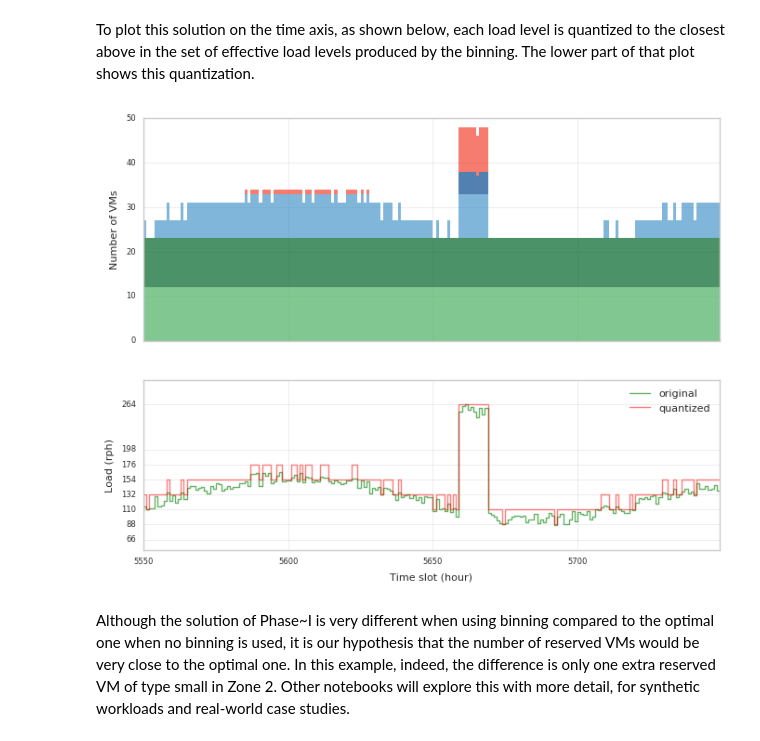
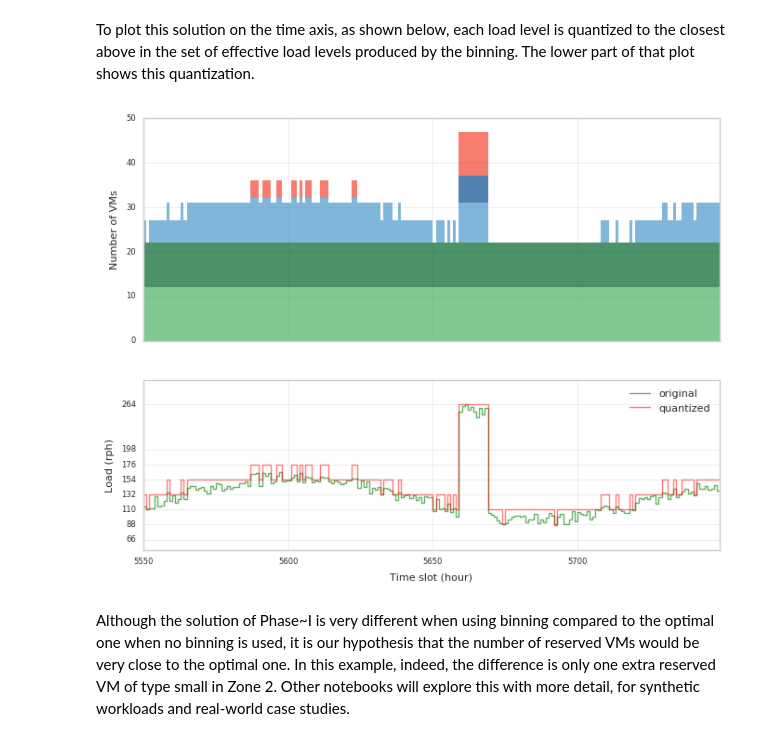
Before and after one commit to asi-uniovi/lloovia, a Jupyter notebook: notebooks/04-Example.ipynb, the cells around one changed output. Saved outputs shown, nothing was run; the diff lists cells and outputs as text; code cells hidden in the pictures.

```diff
--- a/notebooks/04-Example.ipynb
+++ b/notebooks/04-Example.ipynb
@@ -648,9 +622,9 @@ Using the histogram with the 12 bins already computed, instead of the full histo
 # %%
-phase_I_12 = lloovia.PhaseI(problem, title="Example, no binning")
-phase_I_12.solve(max_bins=12)
+phase_I_10 = lloovia.PhaseI(problem, title="Example, no binning")
+phase_I_10.solve(max_bins=10)
 # %% [markdown]
 The cost of this allocation is not optimal. It will be enhanced in Phase II.
 # %%
-allocation_12 = phase_I_12.solution.allocation
-print("Cost of this allocation:", phase_I_12.solution.get_cost())
+allocation_10 = phase_I_10.solution.allocation
+print("Cost of this allocation:", phase_I_10.solution.get_cost())
 # %% [output]
@@ -659,10 +633,10 @@ Cost of this allocation: 9653.178
 # Plot the solution with load-levels in x-axis
 
 # First, fill with zeros the load-levels not present in the solution
-all_levels = pd.DataFrame(list(range(int(dfh12.index.max()))), columns=["Load level"])
+all_levels = pd.DataFrame(list(range(int(dfh10.index.max()))), columns=["Load level"])
 all_levels = all_levels.set_index("Load level")
-allocation_12.index.name="Load level"
-all_levels = pd.concat([all_levels, allocation_12], axis=1).fillna(method="bfill", limit=4)
+allocation_10.index.name="Load level"
+all_levels = pd.concat([all_levels, allocation_10], axis=1).fillna(method="bfill", limit=4)
 
 # Plot this solution
 with matplotlib.style.context(paper_style):
@@ -672,7 +646,7 @@ with matplotlib.style.context(paper_style):
                             amazon_or_azure=False, colors=mycolors)
 
     # Put labels only at xticks present in the solution
-    ticks = [int(round(t)) for t in H12.keys()]
+    ticks = [int(round(t)) for t in H10.keys()]
     p.set_xticks(ticks)
     p.set_xticklabels(ticks, rotation=90)
     p.set_xlabel("Load level (rph)")
@@ -685,48 +659,52 @@ with matplotlib.style.context(paper_style):
 The plot shows the solution for this case. In this solution, the optimal allocation is found only for a small subset of predicted workloads, which are the ones labeled in the x-axis (coincident with the ones in the histogram obtained with binning).
 # %%
 # Convert the solution from the load-level domain to the time-slot domain
-allocation_12_t = load_levels_to_slots(problem.load, allocation_12)
+allocation_10_t = load_levels_to_slots(problem.workload, allocation_10)
 # %% [markdown]
 To plot this solution on the time axis, as shown below, each load level is quantized to the closest above in the set of effective load levels produced by the binning. The lower part of that plot shows this quantization.
 # %%
 # Plot again the solution, but using time slots as x-axis
 # Instead of plotting the whole year, we show only a region of interest
 # around the spike
 
 xlim = zoom
 
 
 
 # Plot the allocations
 with matplotlib.style.context(paper_style):
     # Two subplots, one for the allocation, another for the workload
-    f, ax = plt.subplots(2, sharex=True, gridspec_kw = {'height_ratios':[3, 2.3]})
-    plot_solution_slots(allocation_12_t, ax = ax[0], linewidth=0, colors=mycolors,
-                       amazon_or_azure=False, xlim = xlim, legend=False,
-                       # figsize=(3.3,3),    # Size for the paper version
-                       figsize=(8,6),
-                       )
+    f, ax = plt.subplots(2, sharex=True,
+                         gridspec_kw = {'height_ratios':[3, 2.3]})
+    plot_solution_slots(allocation_10_t, ax = ax[0], linewidth=0,
+                        colors=mycolors, amazon_or_azure=False, xlim = xlim,
+                        legend=False,
+                        # figsize=(3.3,3),    # Size for the paper version
+                        figsize=(8,6),
+                         )
     ax[0].set_ylabel("Number of VMs")
 
     # Plot the workload, showing the quantization effect of binning
     r = range(*xlim)
     sli = slice(*xlim)
-    ax[1].step(r, load[sli], label="original", color="green", alpha=0.6, linewidth=1)
+    ax[1].step(r, problem.workload[sli], label="original", color="green",
+               alpha=0.6, linewidth=1)
 
     # Quantize the load and plot it too
-    bins = sorted(list(H12.keys()))
-    load_q = np.take(bins, np.digitize(load, bins, right=True))
-    ax[1].step(r, load_q[sli], alpha=0.5, color="red", label="quantized", linewidth=1)
+    bins = sorted(list(H10.keys()))
+    load_q = np.take(bins, np.digitize(problem.workload, bins, right=True))
+    ax[1].step(r, load_q[sli], alpha=0.5, color="red", label="quantized",
+               linewidth=1)
 
     # Label y-ticks in the load only for effective load levels
-    ax[1].set_yticks(list(H12.keys()))
+    ax[1].set_yticks(list(H10.keys()))
     ax[1].set_ylabel("Load (rph)")
     ax[1].set_xlabel("Time slot (hour)")
     ax[1].legend()
     f.subplots_adjust(hspace=0.2)
     plt.show()
 # %% [output]
-[figure, old version]
+[figure, new version]
 # %% [markdown]
 Although the solution of Phase~I is very different when using binning compared to the optimal one when no binning is used, it is our hypothesis that the number of reserved VMs would be very close to the optimal one. In this example, indeed, the difference is only one extra reserved VM of type small in Zone 2. Other notebooks will explore this with more detail, for synthetic workloads and real-world case studies.
 # %% [markdown]
```
Also changed, not shown: parts of 40 cells of this notebook.
